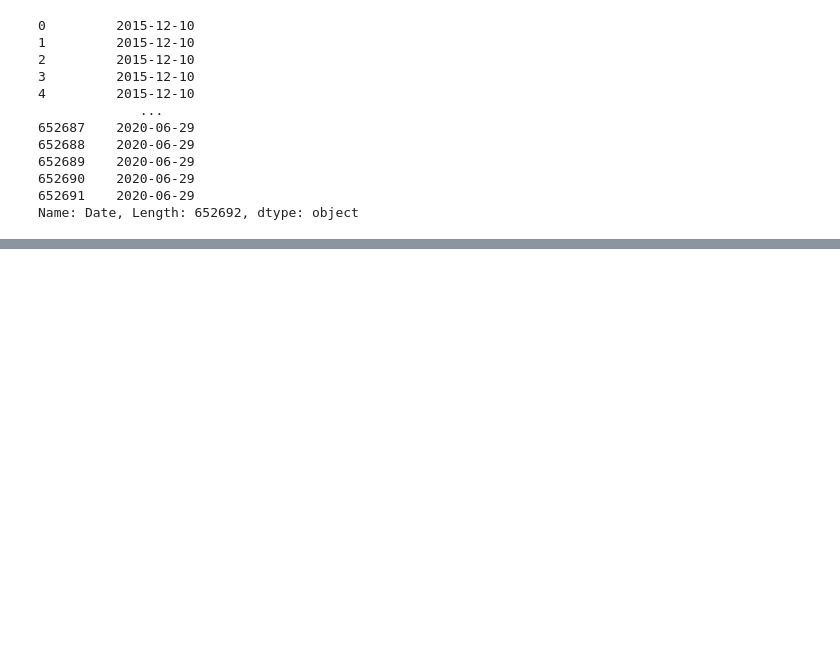
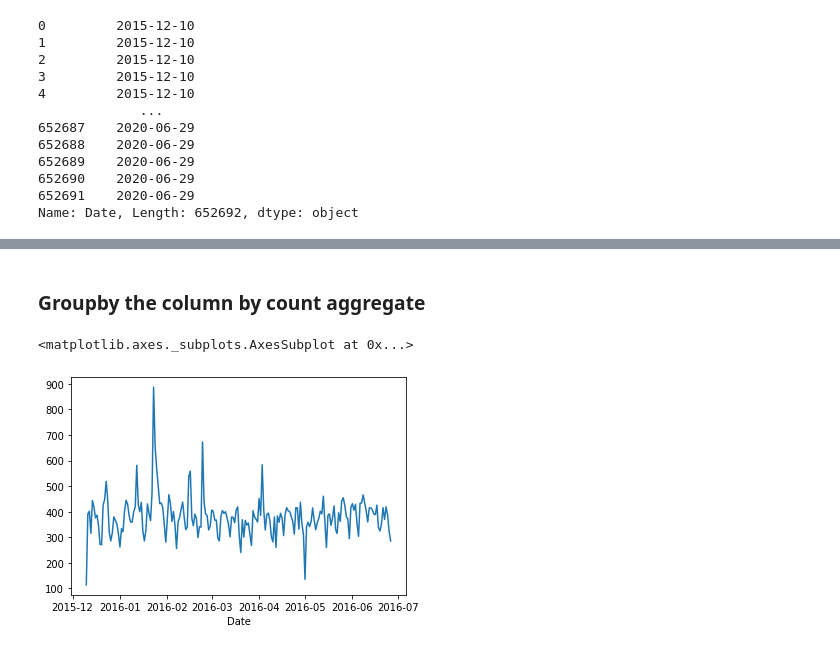
Before and after one commit to coderkabh/911-Calls-Data-Analysis, a Jupyter notebook: 911 Calls Analysis.ipynb, the cells around one changed output, grey strips where cells are left out. Drawn from its saved outputs; the diff is of its cells as text; code cells hidden in the pictures; blank space fills up the shorter version.

Commit message:
Plotted 3 plots for different reasons of call

```diff
--- a/911 Calls Analysis.ipynb
+++ b/911 Calls Analysis.ipynb
@@ -274,0 +288,7 @@ Name: Date, Length: 652692, dtype: object
+# %% [markdown]
+### Groupby the column by count aggregate
+# %%
+df.groupby('Date').count()['lat'].head(200).plot()
+# %% [output]
+<matplotlib.axes._subplots.AxesSubplot at 0x...>
+[figure, added]
```
Also changed, not shown: parts of 7 cells of this notebook.
